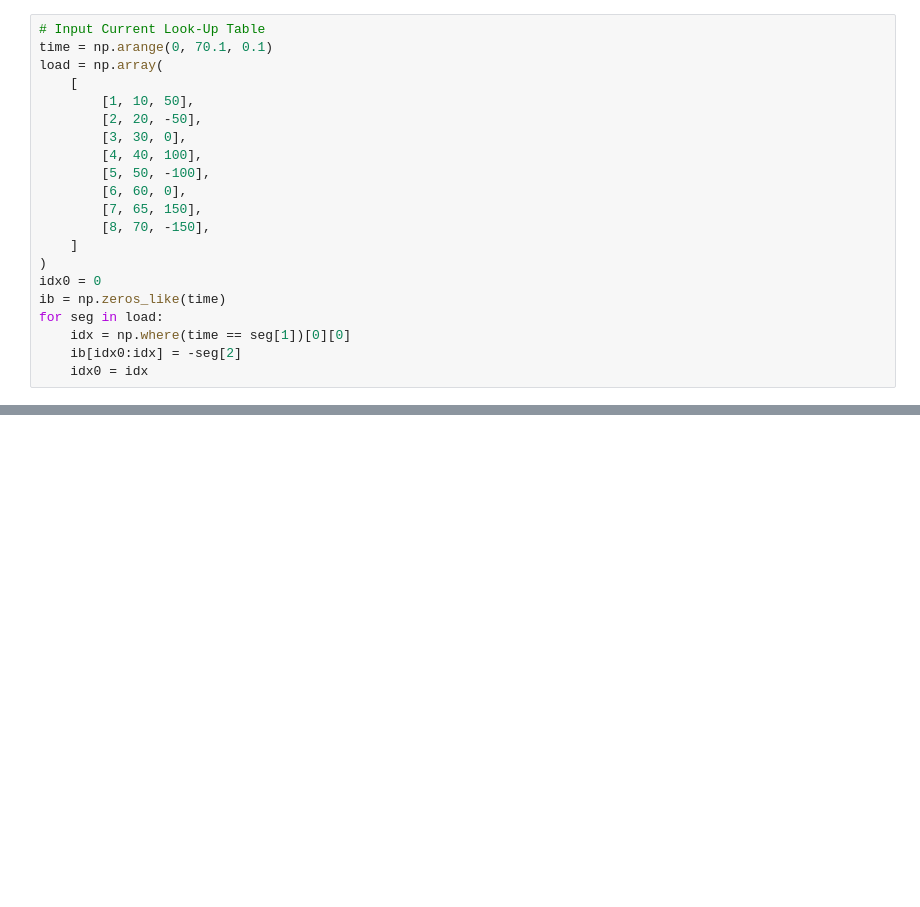
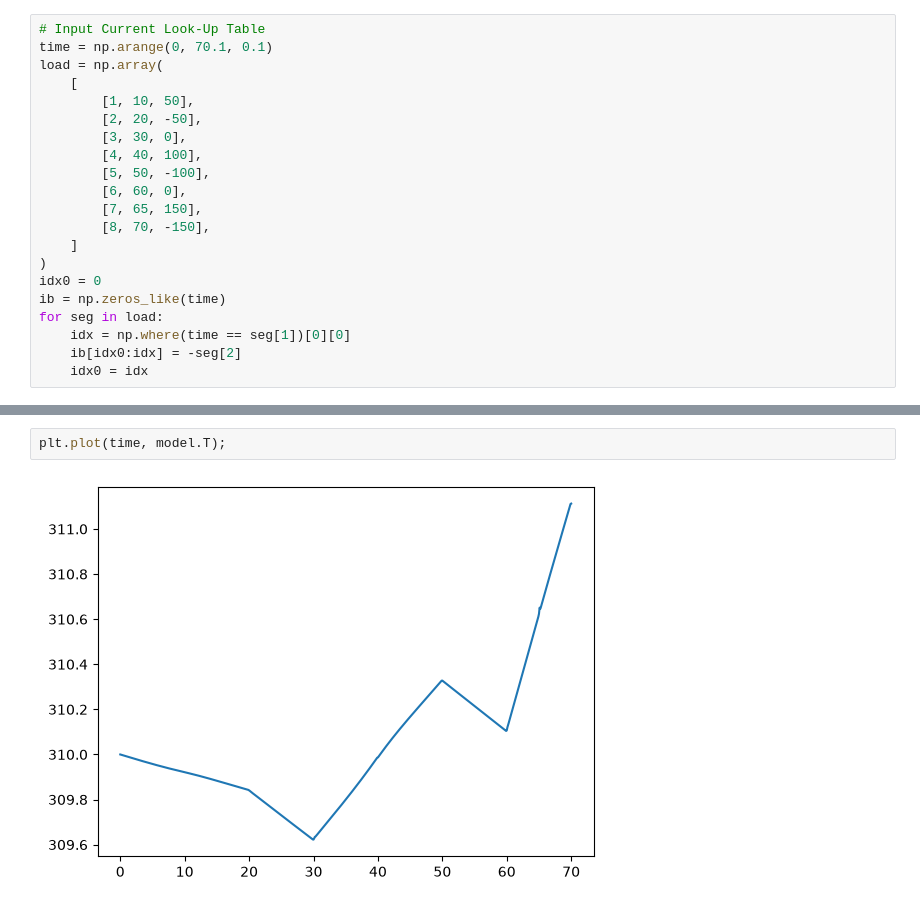
Before and after one commit to jzmnd/battery-systems-modeling-python, a Jupyter notebook: notebooks/current-input-model.ipynb, the cells around one changed output, grey strips where cells are left out. Cells and saved outputs as stored; diff of their text form; blank space fills up the shorter version.

```diff
--- a/notebooks/current-input-model.ipynb
+++ b/notebooks/current-input-model.ipynb
@@ -124,0 +148,4 @@ plt.show()
+# %%
+plt.plot(time, model.T);
+# %% [output]
+[figure, added]
```
Also changed, not shown: parts of 11 cells of this notebook, 1 other file.
